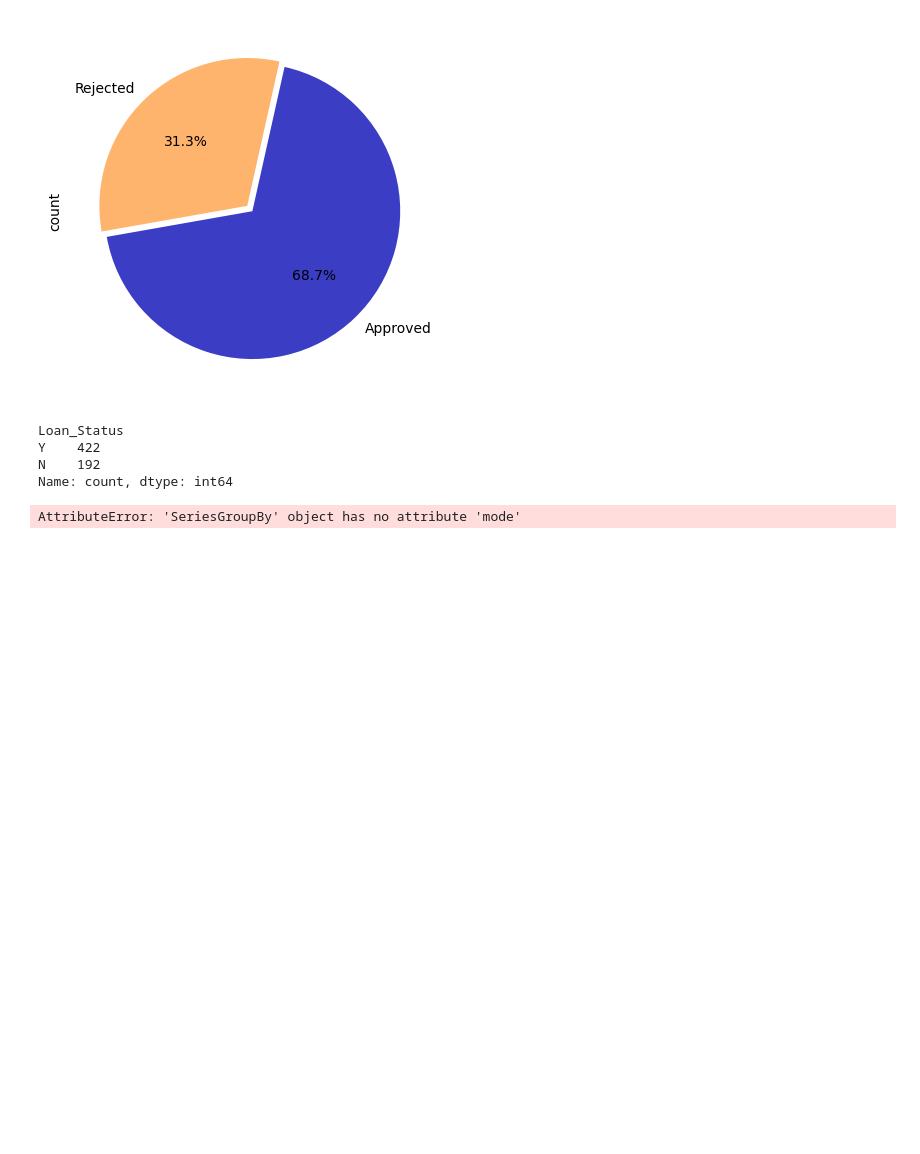
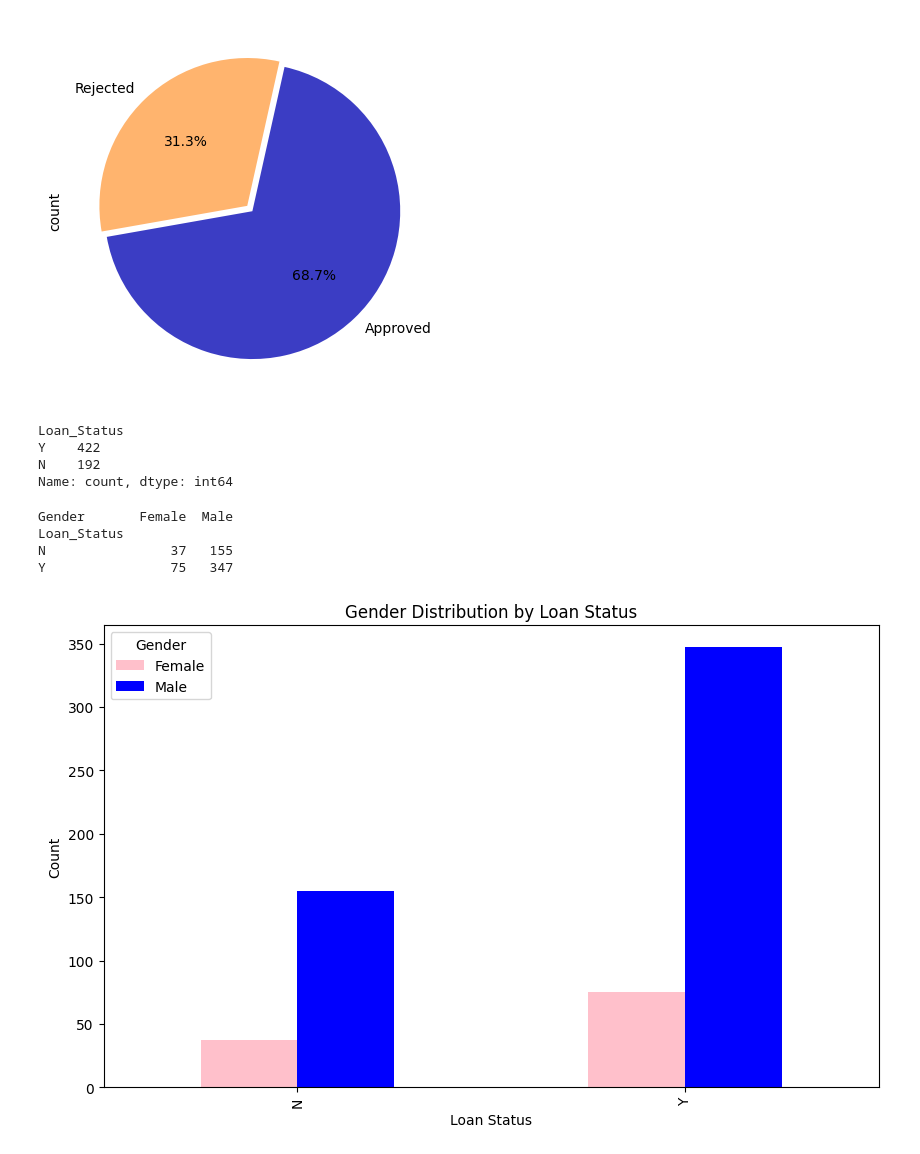
Before and after one commit to Dej97/PROJECTS, a Jupyter notebook: Loan-Approval-Prediction.ipynb, the cells around one changed output. Saved outputs shown, nothing was run; the diff lists cells and outputs as text; code cells hidden in the pictures; blank space fills up the shorter version.

```diff
--- a/Loan-Approval-Prediction.ipynb
+++ b/Loan-Approval-Prediction.ipynb
@@ -150,7 +150,3 @@ Loan_Status
 Y    422
 N    192
 Name: count, dtype: int64
-# %%
-groupby=df.groupby('Loan_Status')['Gender'].mode()
-# %% [output]
-AttributeError: 'SeriesGroupBy' object has no attribute 'mode'
@@ -156,0 +156,17 @@ AttributeError: 'SeriesGroupBy' object has no attribute 'mode'
+# %%
+gender_counts = df.groupby('Loan_Status')['Gender'].value_counts().unstack()
+print(gender_counts)
+
+# Plot
+gender_counts.plot(kind='bar', figsize=(10, 6), stacked=False, color=['pink','blue'])
+plt.title('Gender Distribution by Loan Status')
+plt.xlabel('Loan Status')
+plt.ylabel('Count')
+plt.legend(title='Gender')
+plt.show()
+# %% [output]
+Gender       Female  Male
+Loan_Status
+N                37   155
+Y                75   347
+[figure, added]
```
Also changed, not shown: parts of 1 cell of this notebook.
